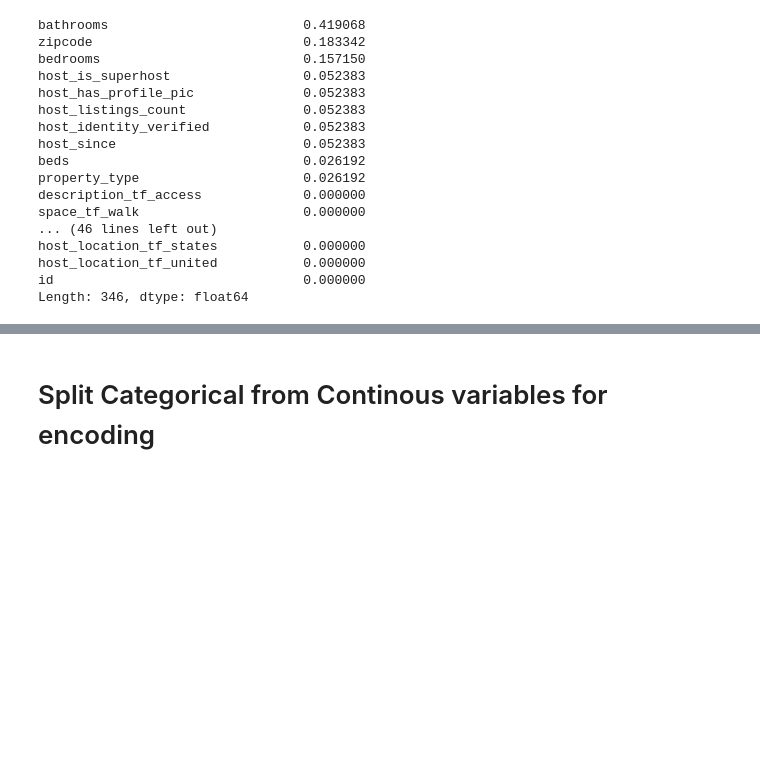
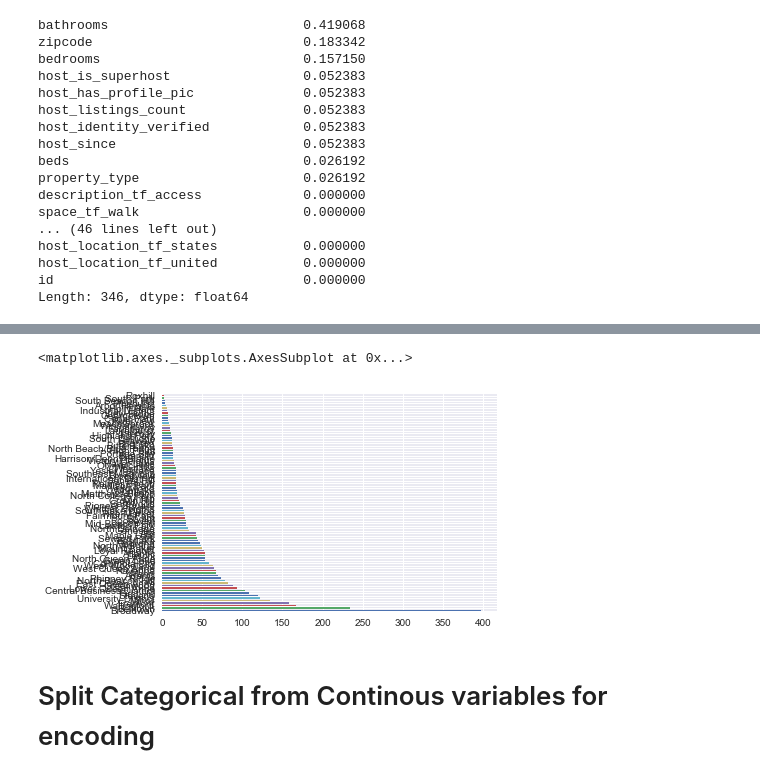
Before and after one commit to waficf/Kaggle_Competitions, a Jupyter notebook: AirBnB.ipynb, the cells around one changed output, grey strips where cells are left out. Drawn from its saved outputs; the diff is of its cells as text; code cells hidden in the pictures; blank space fills up the shorter version.

```diff
--- a/AirBnB.ipynb
+++ b/AirBnB.ipynb
@@ -634,2 +672,8 @@ Length: 346, dtype: float64
+# %%
+df.neighbourhood_cleansed.value_counts().plot('barh')
+# df.plot('neighbourhood_cleansed', 'barh')
+# %% [output]
+<matplotlib.axes._subplots.AxesSubplot at 0x...>
+[figure, added]
 # %% [markdown]
 # Split Categorical from Continous variables for encoding
```
Also changed, not shown: parts of 26 cells of this notebook.
